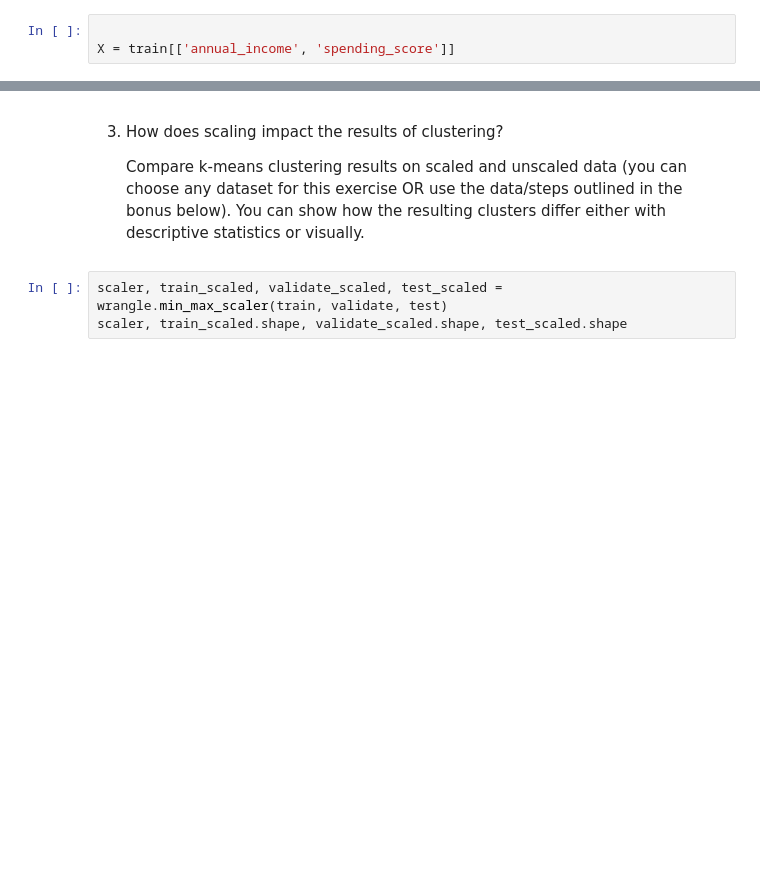
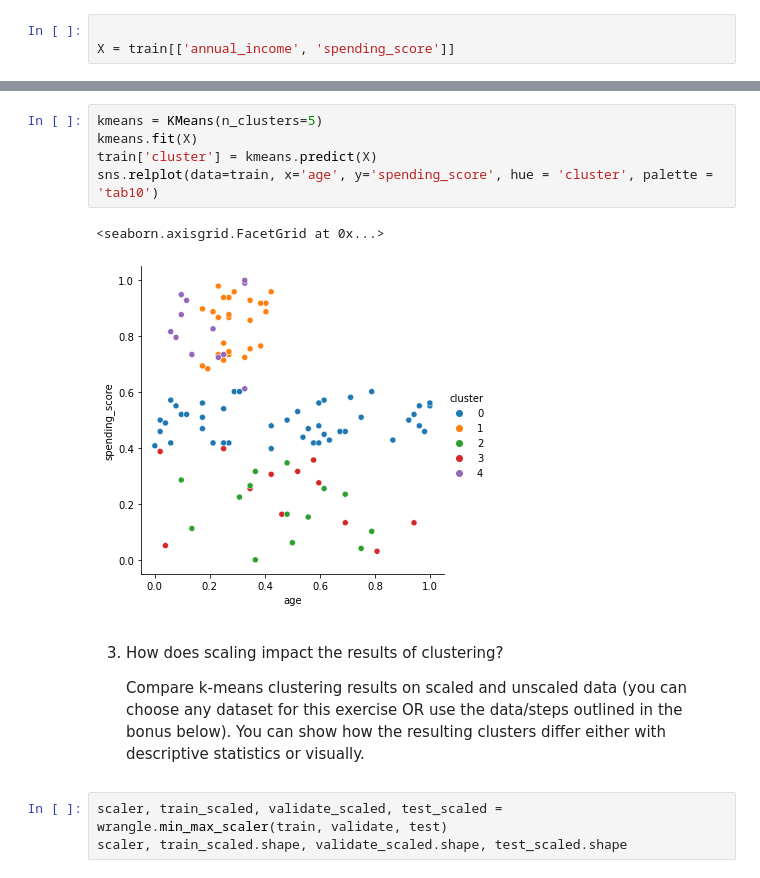
Before and after one commit to AJMartinezLlanes/clustering-exercises, a Jupyter notebook: modeling.ipynb, the cells around one changed output, grey strips where cells are left out. Cells and saved outputs as stored; diff of their text form; blank space fills up the shorter version.

```diff
--- a/modeling.ipynb
+++ b/modeling.ipynb
@@ -204,3 +204,11 @@ sns.relplot(data=train, x='annual_income', y='spending_score', hue = 'cluster',
+# %%
+kmeans = KMeans(n_clusters=5)
+kmeans.fit(X)
+train['cluster'] = kmeans.predict(X)
+sns.relplot(data=train, x='age', y='spending_score', hue = 'cluster', palette = 'tab10')
+# %% [output]
+<seaborn.axisgrid.FacetGrid at 0x...>
+[figure, added]
 # %% [markdown]
 3. How does scaling impact the results of clustering?
 
```
Also changed, not shown: parts of 9 cells of this notebook, 3 other files.
